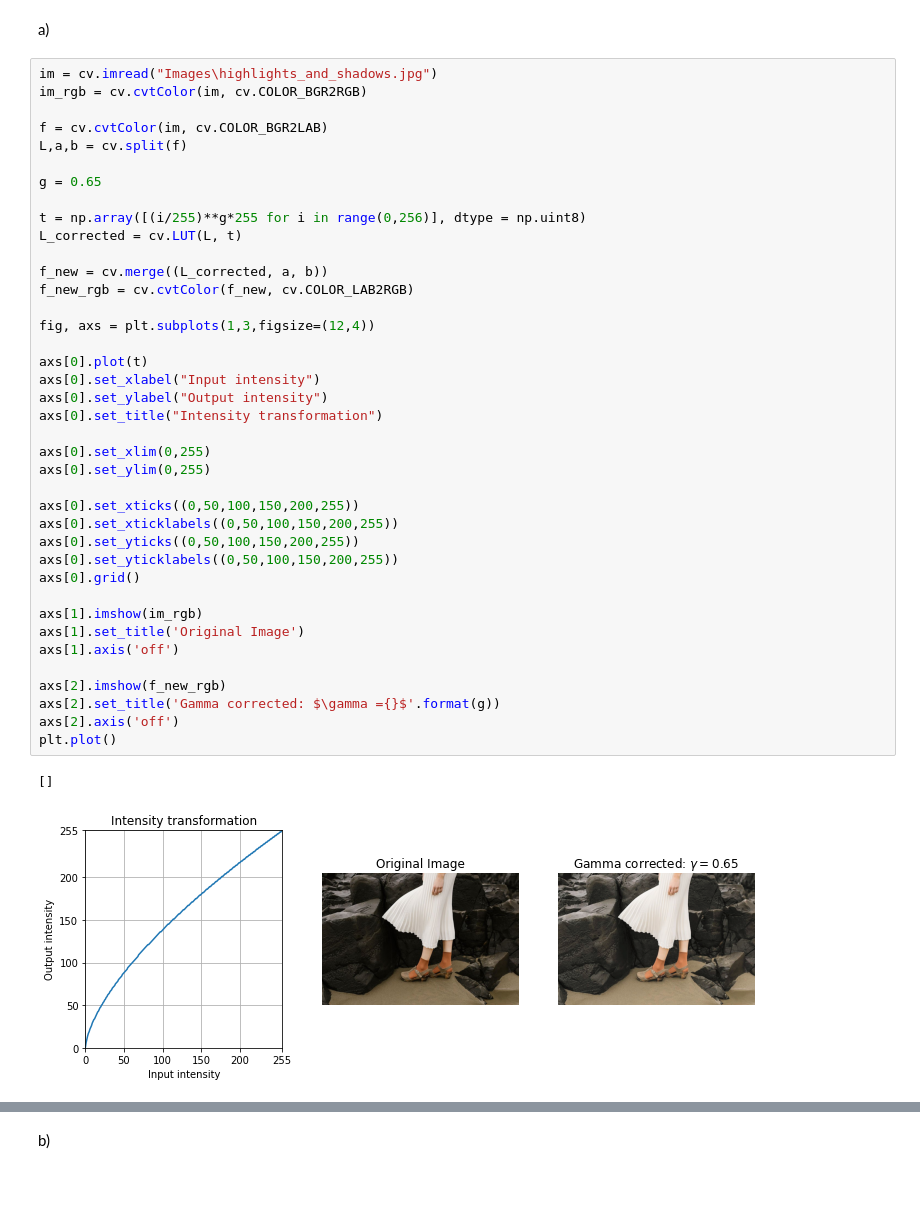
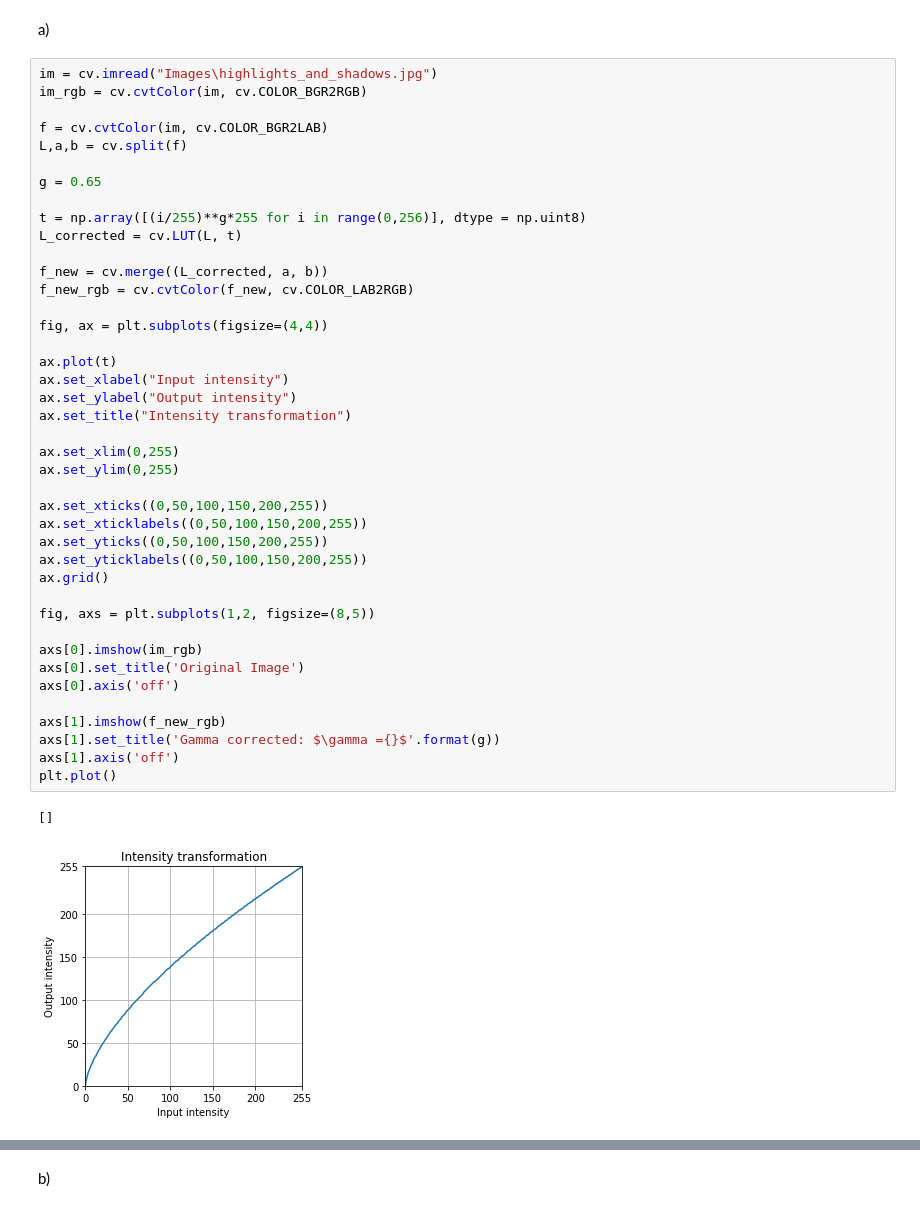
Before and after one commit to chira99/image-processing-opencv-python, a Jupyter notebook: Assignment 01/Code.ipynb, the cells around one changed output, grey strips where cells are left out. Drawn from its saved outputs; the diff is of its cells as text; blank space fills up the shorter version.

```diff
--- a/Assignment 01/Code.ipynb
+++ b/Assignment 01/Code.ipynb
@@ -192,42 +192,44 @@ a)
 # %%
 im = cv.imread("Images\highlights_and_shadows.jpg")
 im_rgb = cv.cvtColor(im, cv.COLOR_BGR2RGB)
 
 f = cv.cvtColor(im, cv.COLOR_BGR2LAB)
 L,a,b = cv.split(f)
 
 g = 0.65
 
 t = np.array([(i/255)**g*255 for i in range(0,256)], dtype = np.uint8)
 L_corrected = cv.LUT(L, t)
 
 f_new = cv.merge((L_corrected, a, b))
 f_new_rgb = cv.cvtColor(f_new, cv.COLOR_LAB2RGB)
 
-fig, axs = plt.subplots(1,3,figsize=(12,4))
+fig, ax = plt.subplots(figsize=(4,4))
 
-axs[0].plot(t)
-axs[0].set_xlabel("Input intensity")
-axs[0].set_ylabel("Output intensity")
-axs[0].set_title("Intensity transformation")
+ax.plot(t)
+ax.set_xlabel("Input intensity")
+ax.set_ylabel("Output intensity")
+ax.set_title("Intensity transformation")
 
-axs[0].set_xlim(0,255)
-axs[0].set_ylim(0,255)
+ax.set_xlim(0,255)
+ax.set_ylim(0,255)
 
-axs[0].set_xticks((0,50,100,150,200,255))
-axs[0].set_xticklabels((0,50,100,150,200,255))
-axs[0].set_yticks((0,50,100,150,200,255))
-axs[0].set_yticklabels((0,50,100,150,200,255))
-axs[0].grid()
+ax.set_xticks((0,50,100,150,200,255))
+ax.set_xticklabels((0,50,100,150,200,255))
+ax.set_yticks((0,50,100,150,200,255))
+ax.set_yticklabels((0,50,100,150,200,255))
+ax.grid()
 
-axs[1].imshow(im_rgb)
-axs[1].set_title('Original Image')
+fig, axs = plt.subplots(1,2, figsize=(8,5))
+
+axs[0].imshow(im_rgb)
+axs[0].set_title('Original Image')
+axs[0].axis('off')
+
+axs[1].imshow(f_new_rgb)
+axs[1].set_title('Gamma corrected: $\gamma ={}$'.format(g))
 axs[1].axis('off')
-
-axs[2].imshow(f_new_rgb)
-axs[2].set_title('Gamma corrected: $\gamma ={}$'.format(g))
-axs[2].axis('off')
 plt.plot()
 # %% [output]
 []
-[figure, old version]
+[figure, new version]
```
Also changed, not shown: parts of 10 cells of this notebook, 4 other files.
